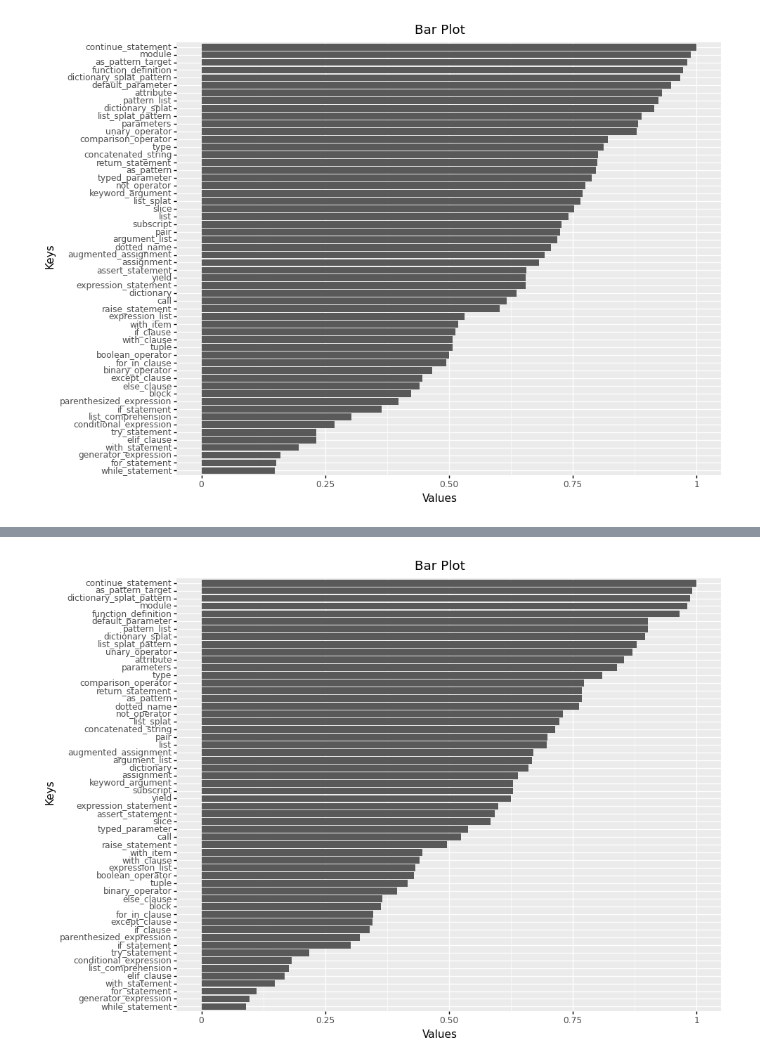
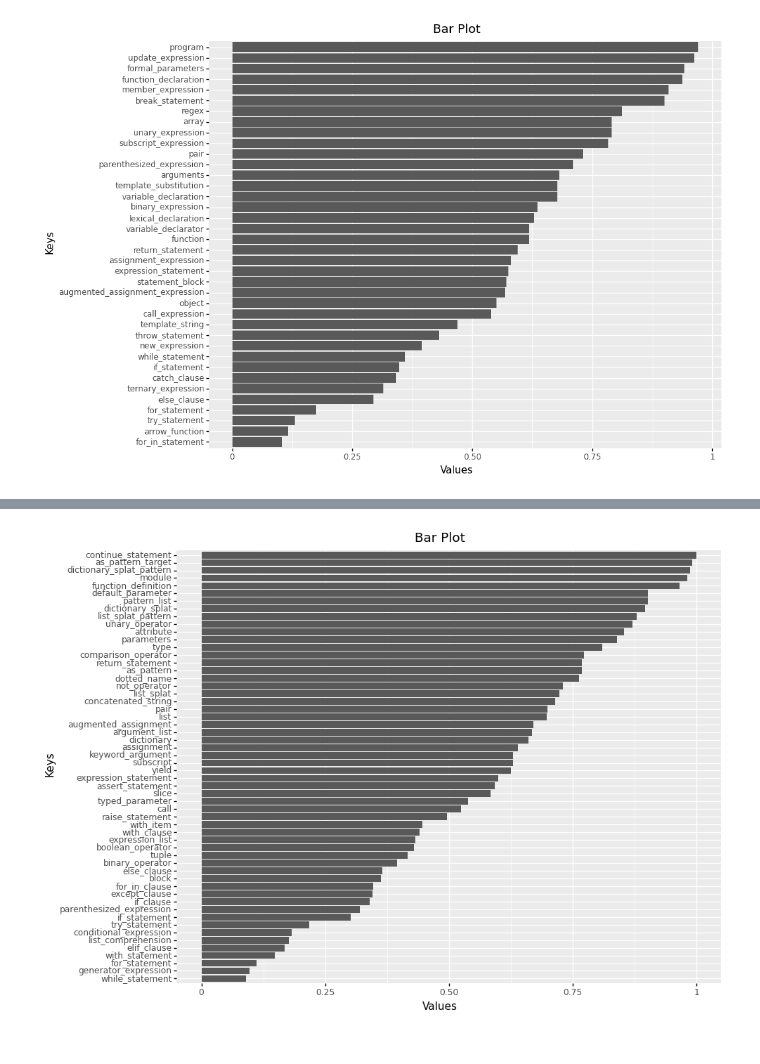
Before and after one commit to Antolin1/multilingual-ast-probe, a Jupyter notebook: notebook/non-terminals.ipynb, the cells around one changed output, grey strips where cells are left out. Drawn from its saved outputs; the diff is of its cells as text; code cells hidden in the pictures.

```diff
--- a/notebook/non-terminals.ipynb
+++ b/notebook/non-terminals.ipynb
@@ -40,12 +57,12 @@ def create_barplot(data_dict):
 # %%
 import numpy as np
 
 min_snippets = 100
-l = 'python'
+l = 'javascript'
 
 recalls = recall_languages[l]
 sizes = {x: len(y) for x, y in recalls.items()}
 means = {x: np.mean(y) for x, y in recalls.items() if sizes[x] >= min_snippets}
 create_barplot(means)
 # %% [output]
-[figure, old version]
+[figure, new version]
```
Also changed, not shown: parts of 5 cells of this notebook, 4 other files.
